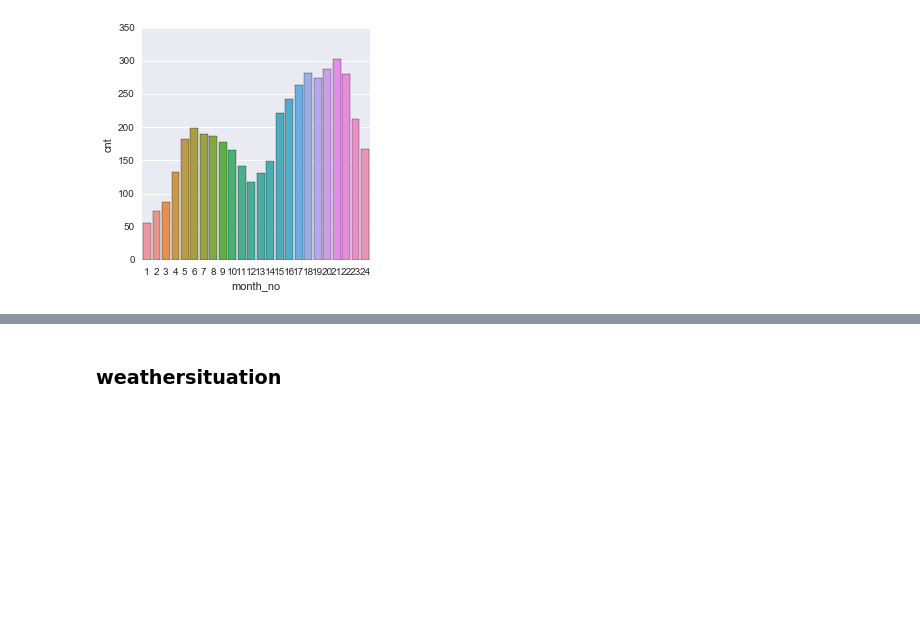
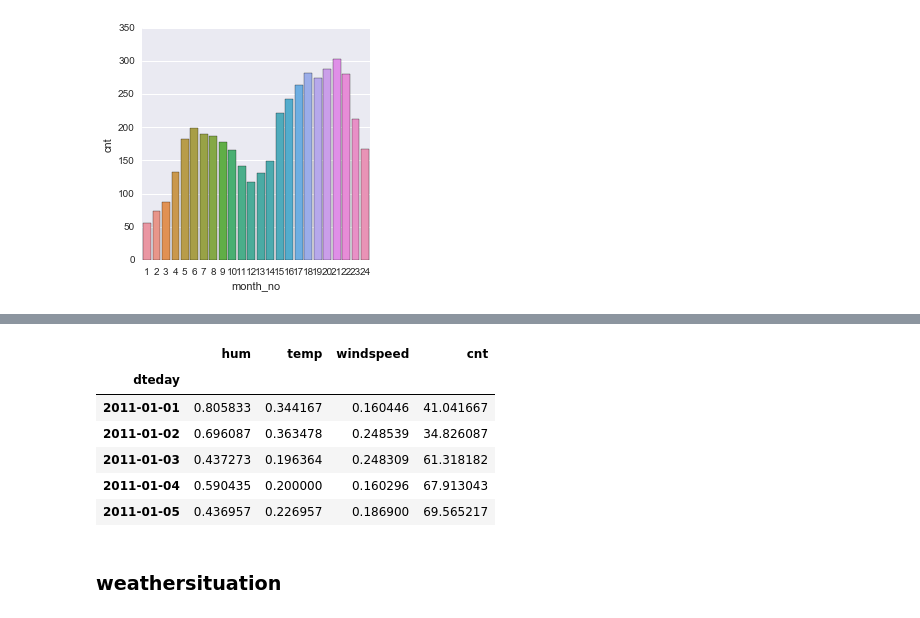
Before and after one commit to herwinvw/DataManagementandVisualizationCourse, a Jupyter notebook: creating_graphs.ipynb, the cells around one changed output, grey strips where cells are left out. Cells and saved outputs as stored; diff of their text form; code cells hidden in the pictures; blank space fills up the shorter version.

```diff
--- a/creating_graphs.ipynb
+++ b/creating_graphs.ipynb
@@ -165,3 +192,14 @@ seaborn.factorplot(x='workingday', y='cnt',data=data, kind='bar', ci=None);
+# %%
+weatherdata = data.groupby('dteday')['hum','temp','windspeed','cnt'].mean()
+weatherdata.head()
+# %% [output]
+|  | hum | temp | windspeed | cnt |
+| dteday |  |  |  |  |
+| 2011-01-01 | 0.805833 | 0.344167 | 0.160446 | 41.041667 |
+| 2011-01-02 | 0.696087 | 0.363478 | 0.248539 | 34.826087 |
+| 2011-01-03 | 0.437273 | 0.196364 | 0.248309 | 61.318182 |
+| 2011-01-04 | 0.590435 | 0.200000 | 0.160296 | 67.913043 |
+| 2011-01-05 | 0.436957 | 0.226957 | 0.186900 | 69.565217 |
 # %% [markdown]
 ### weathersituation
 # %%
```
Also changed, not shown: parts of 37 cells of this notebook.
